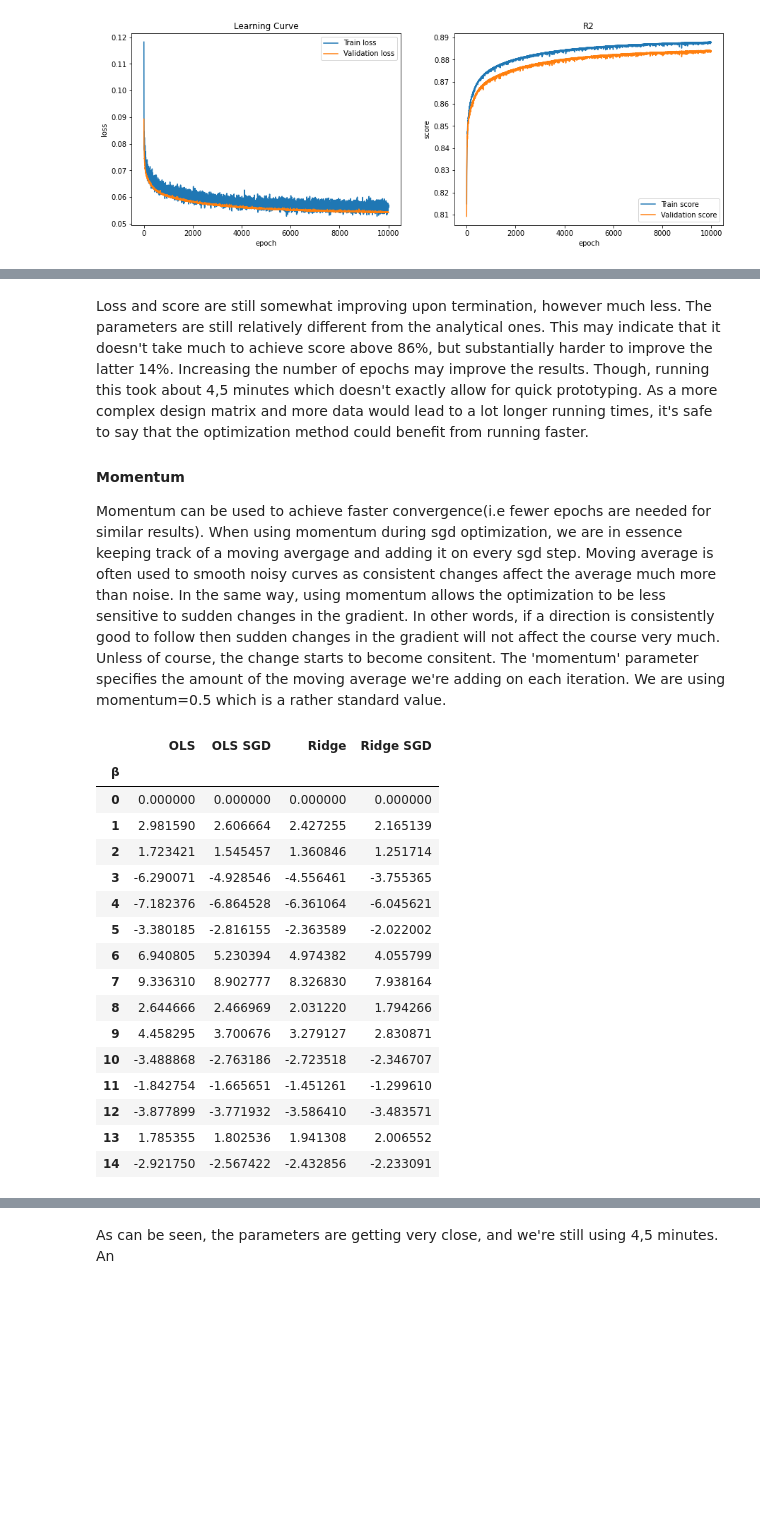
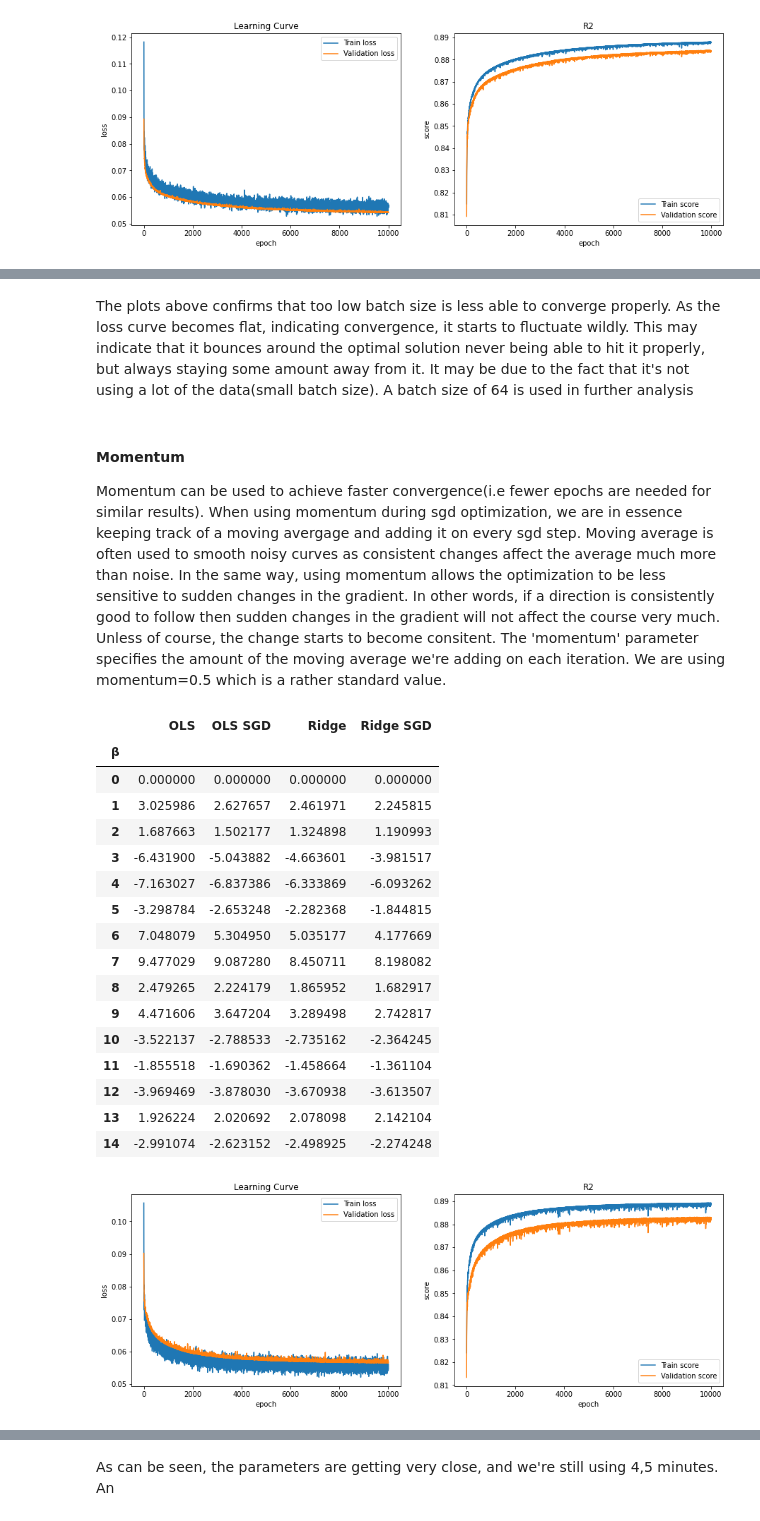
Before and after one commit to oliverif/FYS-STK4155-project2, a Jupyter notebook: notebooks/Reports/Part a.ipynb, the cells around one changed output, grey strips where cells are left out. Drawn from its saved outputs; the diff is of its cells as text; code cells hidden in the pictures; blank space fills up the shorter version.

Commit message:
Notebook a) and param analysis

```diff
--- a/notebooks/Reports/Part a.ipynb
+++ b/notebooks/Reports/Part a.ipynb
@@ -245,0 +276,19 @@ df
+# %%
+batch_size = 10
+
+sgd_ols.set_params(batch_size=batch_size,n_epochs=10000)
+sgd_ridge.set_params(batch_size=batch_size,n_epochs=10000)
+
+#Refit the models
+sgd_ols.fit(X_train,z_train)
+sgd_ridge.fit(X_train,z_train)
+
+#Print parameters
+df = pd.DataFrame(np.column_stack((ols.beta,sgd_ols.beta,ridge.beta,sgd_ridge.beta)),
+                  columns=['OLS','OLS SGD', 'Ridge','Ridge SGD'])
+df.index.name = 'β'
+
+fig,(ax1,ax2) =plt.subplots(1,2)
+fig.set_size_inches(15,5)
+sgd_ols.plot_loss('Learning Curve',ax1)
+sgd_ols.plot_score('R2',ax2)
@@ -246,5 +298,6 @@ df
+# %% [markdown]
+The plots above confirms that too low batch size is less able to converge properly. As the loss curve becomes flat, indicating convergence, it starts to fluctuate wildly. This may indicate that it bounces around the optimal solution never being able to hit it properly, but always staying some amount away from it. It may be due to the fact that it's not using a lot of the data(small batch size). A batch size of 64 is used in further analysis
 # %% [markdown]
-Loss and score are still somewhat improving upon termination, however much less. The parameters are still relatively different from the analytical ones. This may indicate that it doesn't take much to achieve score above 86%, but substantially harder to improve the latter 14%. Increasing the number of epochs may improve the results. Though, running this took about 4,5 minutes which doesn't exactly allow for quick prototyping. As a more complex design matrix and more data would lead to a lot longer running times, it's safe to say that the optimization method could benefit from running faster.
 
 #### Momentum
 Momentum can be used to achieve faster convergence(i.e fewer epochs are needed for similar results). When using momentum during sgd optimization, we are in essence keeping track of a moving avergage and adding it on every sgd step. Moving average is often used to smooth noisy curves as consistent changes affect the average much more than noise. In the same way, using momentum allows the optimization to be less sensitive to sudden changes in the gradient. In other words, if a direction is consistently good to follow then sudden changes in the gradient will not affect the course very much. Unless of course, the change starts to become consitent.
@@ -252,36 +305,41 @@ The 'momentum' parameter specifies the amount of the moving average we're adding
 # %%
 n_epochs = 10000
 
 sgd_ols.set_params(n_epochs = n_epochs, momentum=0.5)
 sgd_ridge.set_params(n_epochs = n_epochs, momentum=0.5)
 
 #Refit the models
 sgd_ols.fit(X_train,z_train)
 sgd_ridge.fit(X_train,z_train)
 
 #Print parameters
 df = pd.DataFrame(np.column_stack((ols.beta,sgd_ols.beta,ridge.beta,sgd_ridge.beta)),
                   columns=['OLS','OLS SGD', 'Ridge','Ridge SGD'])
 df.index.name = 'β'
+fig,(ax1,ax2) =plt.subplots(1,2)
+fig.set_size_inches(15,5)
+sgd_ols.plot_loss('Learning Curve',ax1)
+sgd_ols.plot_score('R2',ax2)
 df
 # %% [output]
 |  | OLS | OLS SGD | Ridge | Ridge SGD |
 | β |  |  |  |  |
 | 0 | 0.000000 | 0.000000 | 0.000000 | 0.000000 |
-| 1 | 2.981590 | 2.606664 | 2.427255 | 2.165139 |
-| 2 | 1.723421 | 1.545457 | 1.360846 | 1.251714 |
-| 3 | -6.290071 | -4.928546 | -4.556461 | -3.755365 |
-| 4 | -7.182376 | -6.864528 | -6.361064 | -6.045621 |
-| 5 | -3.380185 | -2.816155 | -2.363589 | -2.022002 |
-| 6 | 6.940805 | 5.230394 | 4.974382 | 4.055799 |
-| 7 | 9.336310 | 8.902777 | 8.326830 | 7.938164 |
-| 8 | 2.644666 | 2.466969 | 2.031220 | 1.794266 |
-| 9 | 4.458295 | 3.700676 | 3.279127 | 2.830871 |
-| 10 | -3.488868 | -2.763186 | -2.723518 | -2.346707 |
-| 11 | -1.842754 | -1.665651 | -1.451261 | -1.299610 |
-| 12 | -3.877899 | -3.771932 | -3.586410 | -3.483571 |
-| 13 | 1.785355 | 1.802536 | 1.941308 | 2.006552 |
-| 14 | -2.921750 | -2.567422 | -2.432856 | -2.233091 |
+| 1 | 3.025986 | 2.627657 | 2.461971 | 2.245815 |
+| 2 | 1.687663 | 1.502177 | 1.324898 | 1.190993 |
+| 3 | -6.431900 | -5.043882 | -4.663601 | -3.981517 |
+| 4 | -7.163027 | -6.837386 | -6.333869 | -6.093262 |
+| 5 | -3.298784 | -2.653248 | -2.282368 | -1.844815 |
+| 6 | 7.048079 | 5.304950 | 5.035177 | 4.177669 |
+| 7 | 9.477029 | 9.087280 | 8.450711 | 8.198082 |
+| 8 | 2.479265 | 2.224179 | 1.865952 | 1.682917 |
+| 9 | 4.471606 | 3.647204 | 3.289498 | 2.742817 |
+| 10 | -3.522137 | -2.788533 | -2.735162 | -2.364245 |
+| 11 | -1.855518 | -1.690362 | -1.458664 | -1.361104 |
+| 12 | -3.969469 | -3.878030 | -3.670938 | -3.613507 |
+| 13 | 1.926224 | 2.020692 | 2.078098 | 2.142104 |
+| 14 | -2.991074 | -2.623152 | -2.498925 | -2.274248 |
+[figure, added]
 # %% [markdown]
 As can be seen the parameters are getting even closer with the same amount of epochs.
 
```
Also changed, not shown: parts of 20 cells of this notebook, 7 other files.
